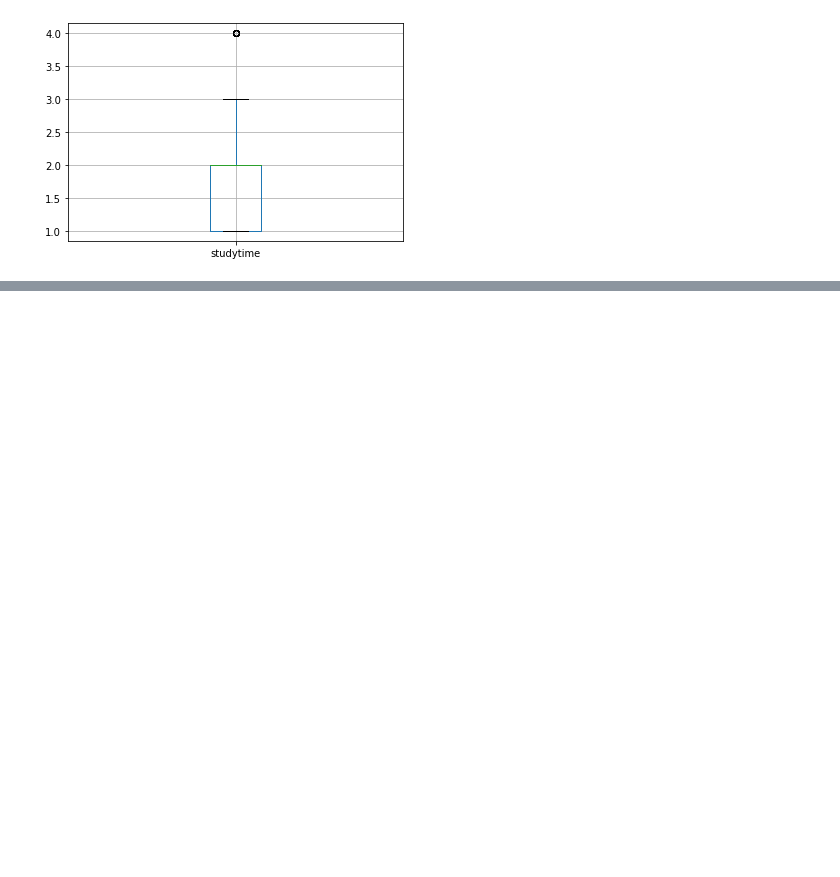
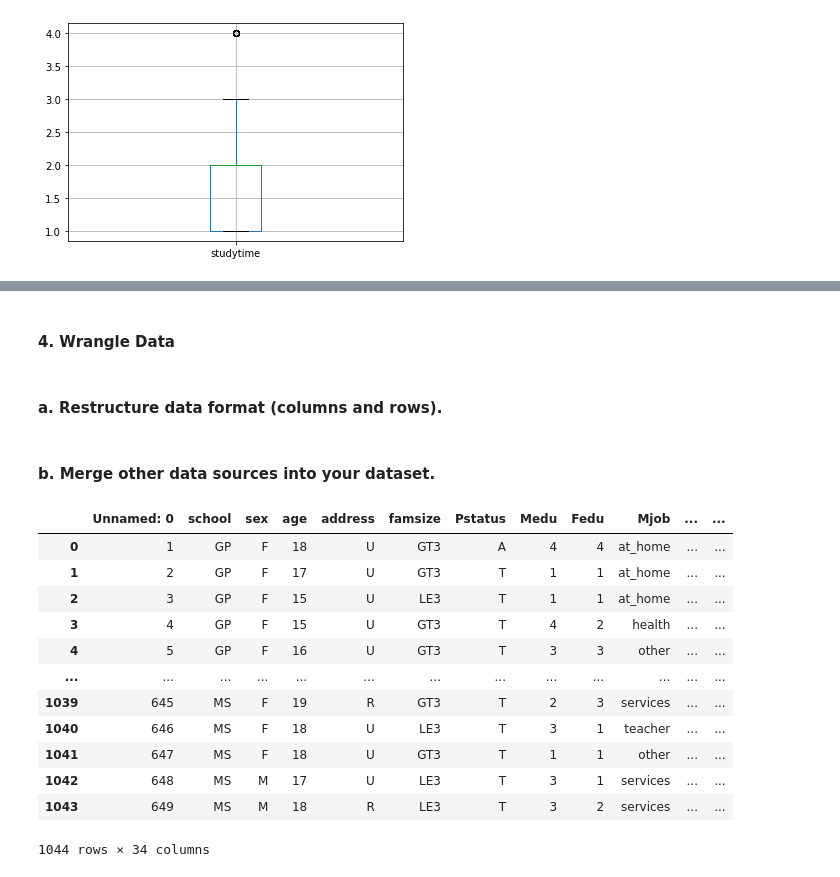
Before and after one commit to ubco-W2022T1-cosc301/project-group33, a Jupyter notebook: notebooks/analysis1.ipynb, the cells around one changed output, grey strips where cells are left out. Saved outputs shown, nothing was run; the diff lists cells and outputs as text; code cells hidden in the pictures; blank space fills up the shorter version.

```diff
--- a/notebooks/analysis1.ipynb
+++ b/notebooks/analysis1.ipynb
@@ -162,0 +258,26 @@ df_cleaned.boxplot('studytime')
+# %% [markdown]
+#### 4. Wrangle Data
+# %% [markdown]
+#### a. Restructure data format (columns and rows).
+# %% [markdown]
+#### b. Merge other data sources into your dataset.
+# %%
+df1 = pd.read_csv('../data/raw/student-mat.csv')
+df2 = pd.read_csv('../data/raw/student-por.csv')
+
+final_df= pd.merge(df1,df2, how = "outer")
+final_df
+# %% [output]
+|  | Unnamed: 0 | school | sex | age | address | famsize | Pstatus | Medu | Fedu | Mjob | ... | ... |
+| 0 | 1 | GP | F | 18 | U | GT3 | A | 4 | 4 | at_home | ... | ... |
+| 1 | 2 | GP | F | 17 | U | GT3 | T | 1 | 1 | at_home | ... | ... |
+| 2 | 3 | GP | F | 15 | U | LE3 | T | 1 | 1 | at_home | ... | ... |
+| 3 | 4 | GP | F | 15 | U | GT3 | T | 4 | 2 | health | ... | ... |
+| 4 | 5 | GP | F | 16 | U | GT3 | T | 3 | 3 | other | ... | ... |
+| ... | ... | ... | ... | ... | ... | ... | ... | ... | ... | ... | ... | ... |
+| 1039 | 645 | MS | F | 19 | R | GT3 | T | 2 | 3 | services | ... | ... |
+| 1040 | 646 | MS | F | 18 | U | LE3 | T | 3 | 1 | teacher | ... | ... |
+| 1041 | 647 | MS | F | 18 | U | GT3 | T | 1 | 1 | other | ... | ... |
+| 1042 | 648 | MS | M | 17 | U | LE3 | T | 3 | 1 | services | ... | ... |
+| 1043 | 649 | MS | M | 18 | R | LE3 | T | 3 | 2 | services | ... | ... |
+1044 rows × 34 columns
```
Also changed, not shown: parts of 11 cells of this notebook, 1 other file.
